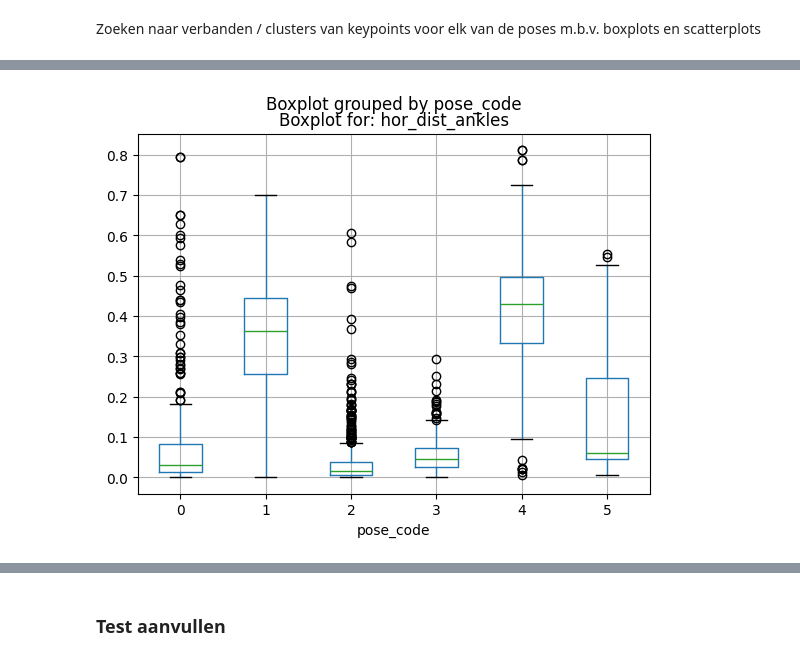
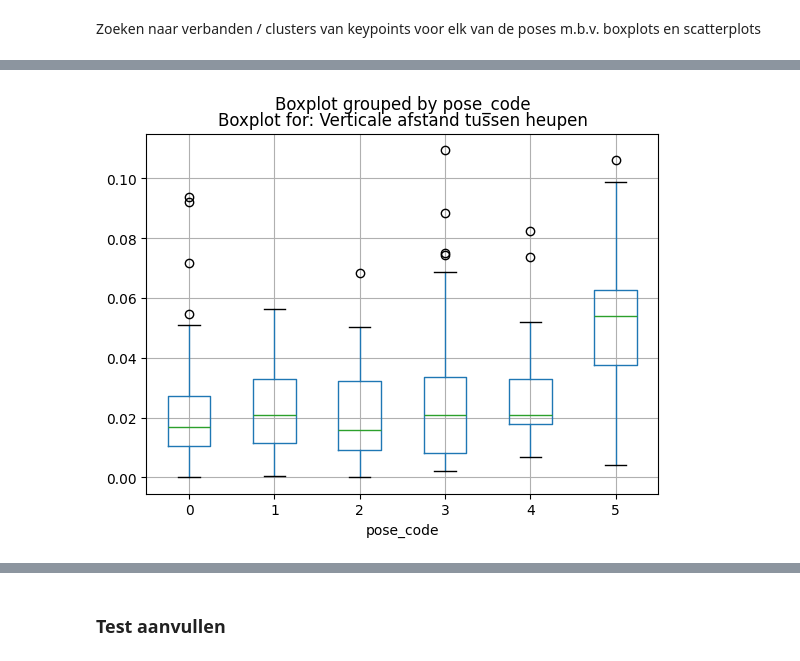
Before and after one commit to joostvanstreels/YOLOv8, a Jupyter notebook: runs/03 - Keypoints analyseren en verrijken.ipynb, the cells around one changed output, grey strips where cells are left out. Cells and saved outputs as stored; diff of their text form; code cells hidden in the pictures.

```diff
--- a/runs/03 - Keypoints analyseren en verrijken.ipynb
+++ b/runs/03 - Keypoints analyseren en verrijken.ipynb
@@ -282,0 +391,15 @@ treshold_4 = 0.5 # Als waarde boven 0.5, dan staat iemand
+# %%
+# C. en D. Absolute afstand tussen polsen en heupen
+keypoints_train_df['C'] = np.sqrt(pow(keypoints_train_df['x09_norm'] - keypoints_train_df['x11_norm'], 2) +
+                                pow(keypoints_train_df['y09_norm'] - keypoints_train_df['y11_norm'], 2))
+
+keypoints_train_df.boxplot('C', by='pose_code')
+plt.title('Boxplot for: Absolute afstand tussen polsen en heupen')
+plt.show()
+
+keypoints_train_df['D'] = np.sqrt(pow(keypoints_train_df['x10_norm'] - keypoints_train_df['x12_norm'], 2) +
+                                pow(keypoints_train_df['y10_norm'] - keypoints_train_df['y12_norm'], 2))
+
+keypoints_train_df.boxplot('D', by='pose_code')
+plt.title('Boxplot for: Absolute afstand tussen polsen en heupen')
+plt.show()
@@ -282,0 +409,15 @@ treshold_4 = 0.5 # Als waarde boven 0.5, dan staat iemand
+# %%
+# E. en F. Absolute afstand tussen polsen en neus
+keypoints_train_df['E'] = np.sqrt(pow(keypoints_train_df['x09_norm'] - keypoints_train_df['x00_norm'], 2) +
+                                pow(keypoints_train_df['y09_norm'] - keypoints_train_df['y00_norm'], 2))
+
+keypoints_train_df.boxplot('E', by='pose_code')
+plt.title('Boxplot for: Absolute afstand tussen polsen en neus')
+plt.show()
+
+keypoints_train_df['F'] = np.sqrt(pow(keypoints_train_df['x10_norm'] - keypoints_train_df['x00_norm'], 2) +
+                                pow(keypoints_train_df['y10_norm'] - keypoints_train_df['y00_norm'], 2))
+
+keypoints_train_df.boxplot('F', by='pose_code')
+plt.title('Boxplot for: Absolute afstand tussen polsen en neus')
+plt.show()
@@ -283,10 +427,9 @@ treshold_4 = 0.5 # Als waarde boven 0.5, dan staat iemand
 # %%
-# 5
-# Bepaal afstand tussen voeten
-keypoints_train_df['hor_dist_ankles'] = abs(keypoints_train_df['x15'] - keypoints_train_df['x16'])
+# G. Verticale afstand tussen heupen
+keypoints_train_df['G'] = abs(keypoints_train_df['y11_norm'] - keypoints_train_df['y12_norm'])
 
-keypoints_train_df.boxplot('hor_dist_ankles', by='pose_code')
-plt.title('Boxplot for: hor_dist_ankles')
+keypoints_train_df.boxplot('G', by='pose_code')
+plt.title('Boxplot for: Verticale afstand tussen heupen')
 plt.show()
 # %% [output]
-[figure, old version]
+[figure, new version]
```
Also changed, not shown: parts of 47 cells of this notebook, 7 other files.
